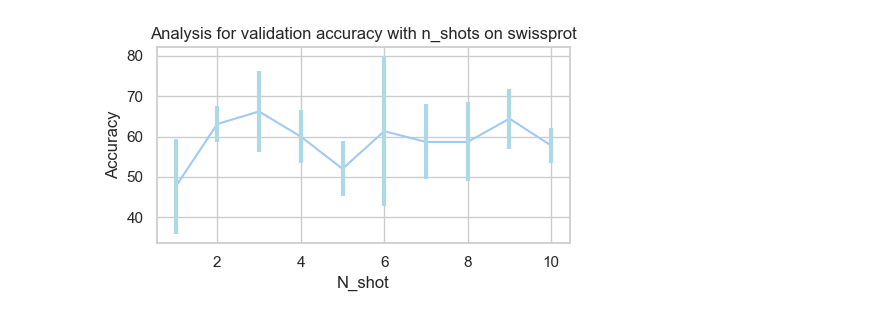
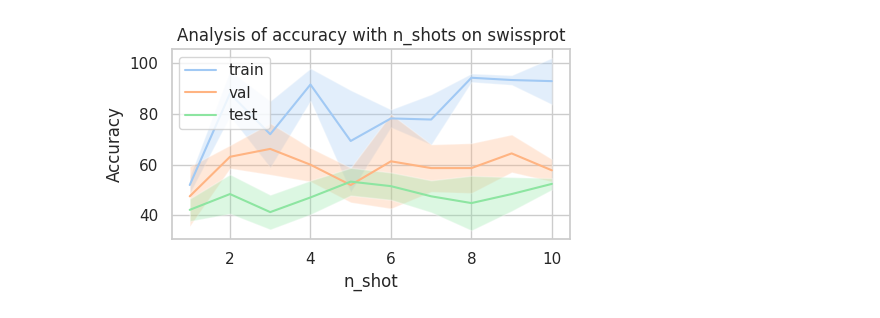
Before and after one commit to AdrienVannson/DLB-Project, a Jupyter notebook: vis1.ipynb, the cells around one changed output. Cells and saved outputs as stored; diff of their text form; code cells hidden in the pictures.

```diff
--- a/vis1.ipynb
+++ b/vis1.ipynb
@@ -44,18 +35,30 @@ df_val
 # %%
-plt.figure(figsize=(5, 3))
-data = df_val
-sns.set(style="whitegrid")
-sns.set_palette("pastel")
-sns.lineplot(x='n_shot', y='acc_mean', data=data, estimator='mean')
+def plot_ana(df, func = "shot"):
+    df_val = df[df['split']=='val']
+    df_test = df[df['split']=='test']
+    df_train = df[df['split']=='train']
 
-plt.errorbar(data['n_shot'], data['acc_mean'], yerr=data['acc_std'], fmt='none',  ecolor='lightblue', elinewidth=3, capsize=0)
+    plt.figure(figsize=(5, 3))
+    sns.set(style="whitegrid")
+    sns.set_palette("pastel")
 
-plt.title('Analysis for validation accuracy with n_shots on swissprot')
-plt.xlabel('N_shot')
-plt.ylabel('Accuracy')
-plt.tight_layout()
-plt.savefig('sp_shots.png')
-plt.show()
+    x_name = f'n_{func}'
+    sns.lineplot(x=x_name, y='acc_mean', data=df_train, estimator='mean', label = "train")
+    sns.lineplot(x=x_name, y='acc_mean', data=df_val, estimator='mean', label = "val")
+    sns.lineplot(x=x_name, y='acc_mean', data=df_test, estimator='mean', label = "test")
+    plt.fill_between(df_train[x_name], df_train['acc_mean'] - df_train['acc_std'], df_train['acc_mean'] + df_train['acc_std'], alpha=0.3)
+    plt.fill_between(df_val[x_name], df_val['acc_mean'] - df_val['acc_std'], df_val['acc_mean'] + df_val['acc_std'], alpha=0.3)
+    plt.fill_between(df_test[x_name], df_test['acc_mean'] - df_test['acc_std'], df_test['acc_mean'] + df_test['acc_std'], alpha=0.3)
+
+    plt.title(f'Analysis of accuracy with n_{func}s on swissprot')
+    plt.xlabel(x_name)
+    plt.ylabel('Accuracy')
+    plt.legend(loc = 'best')
+    plt.tight_layout()
+    plt.savefig(f'sp_{func}s.png')
+    plt.show()
-# %% [output]
-[figure, removed]
+# %%
+plot_ana(df)
+# %% [output]
+[figure, added]
 # %%
```
Also changed, not shown: parts of 5 cells of this notebook, 4 other files.
